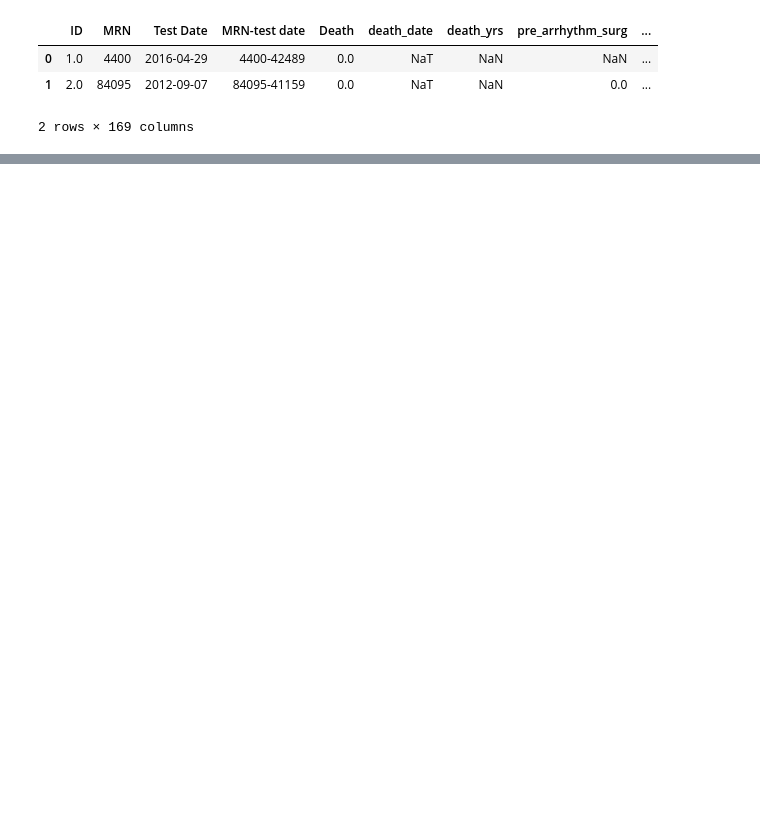
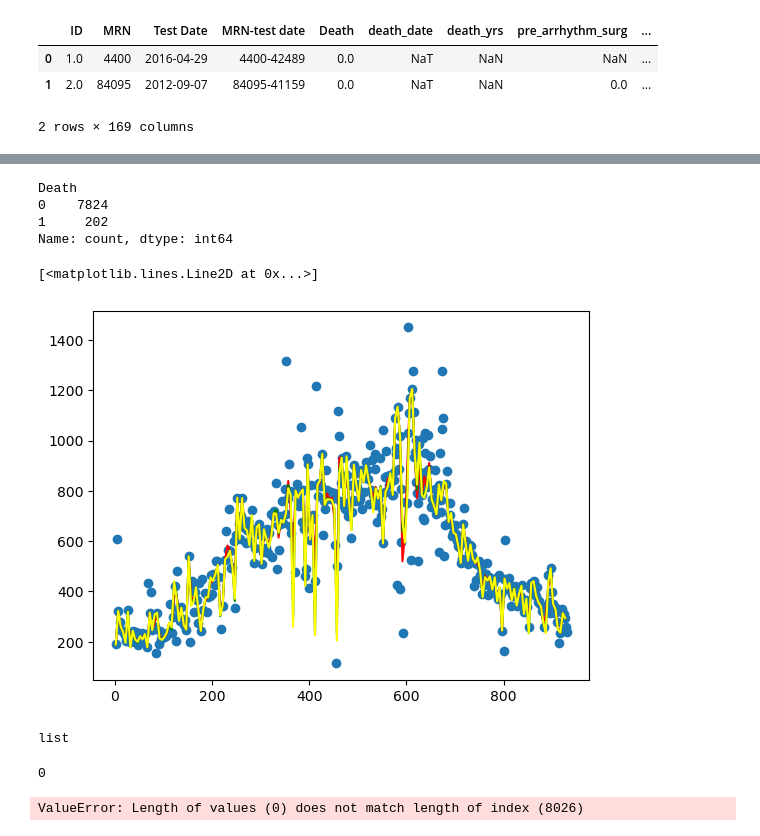
Before and after one commit to Nevineleven/CPET-AI, a Jupyter notebook: parsing.ipynb, the cells around one changed output, grey strips where cells are left out. Drawn from its saved outputs; the diff is of its cells as text; code cells hidden in the pictures; blank space fills up the shorter version.

Commit message:
splined time data

```diff
--- a/parsing.ipynb
+++ b/parsing.ipynb
@@ -79,0 +91,6 @@ outcomes_and_test
+# %%
+from src.outcomeParsing import mergeDataOutcome
+
+#alternative outcomes where we have more data (death, cardiovascular related hospitalization)
+data_and_outcomes = mergeDataOutcome(data_with_mrn, death_data, 365*7)
+data_and_outcomes.head(2)
@@ -79,0 +102,74 @@ outcomes_and_test
+# %%
+data_and_outcomes['Death'].value_counts()
+# %% [output]
+Death
+0    7824
+1     202
+Name: count, dtype: int64
+# %%
+x = np.array(data_and_outcomes['Time'][0]).astype(float)
+y = np.array(data_and_outcomes['VO2'][0]).astype(float)
+x_interp = np.arange(min(x), max(x), 5)
+y_linear = interp1d(x, y, fill_value="extrapolate")
+y_quadratic = interp1d(x, y, kind='quadratic', fill_value="extrapolate")
+y_cubic = interp1d(x, y, kind='cubic', fill_value="extrapolate")
+plt.plot(x, y, 'o')
+plt.plot(x_interp, y_linear(x_interp), 'red')
+plt.plot(x_interp, y_quadratic(x_interp), 'green')
+plt.plot(x_interp, y_cubic(x_interp), 'yellow')
+#plt.xticks(np.arange(0, max(data_and_outcomes['Time'][0]), 10))
+#plt.yticks(np.arange(min(data_and_outcomes['Ti'][0]), max(data_and_outcomes['Ti'][0]), 10))
+# %% [output]
+[<matplotlib.lines.Line2D at 0x...>]
+[figure, added]
+# %%
+type(data_and_outcomes['Time'][0])
+# %% [output]
+list
+# %%
+list(filter(None, np.array(data_and_outcomes['P_Diast'][0])))
+# %% [output]
+0
+# %%
+start_at_zero = []
+interp_times = []
+for col in features.columns:
+
+    x = time.astype(int)
+    start_at_zero.append(True)
+    if min(x) > 0:
+        start_at_zero[-1] = False
+
+    x_interp = np.arange(0, max(x), 5)
+    interp_times.append(x_interp)
+
+    for idx, row in features.iterrows():
+        cell = np.array(row[col])
+        if len(list(filter(None, cell))) == 0:
+            row[col] = []
+        else:
+            count_vals = pd.Series(cell).value_counts().to_list()
+            if len(count_vals) <= 1:
+                to_drop = True
+            elif ((count_vals[0] / count_vals[1]) < 95/5):
+                to_drop = False
+            elif (len(count_vals) / len(features[col]) > 0.1):
+                to_drop = False
+            else:
+                to_drop = True
+            if to_drop:
+                row[col] = []
+        try:
+            y = cell.astype(float)
+            y_cubic = interp1d(x, y, kind='cubic', fill_value=y[0])
+            y_interp = y_cubic(x_interp)
+
+            row[col] = y_interp
+
+        except ValueError:
+            continue
+features['interpolated_time'] = interp_times
+features['time_start_at_zero'] = start_at_zero
+features
+# %% [output]
+ValueError: Length of values (0) does not match length of index (8026)
```
Also changed, not shown: parts of 15 cells of this notebook, 1 other file.
